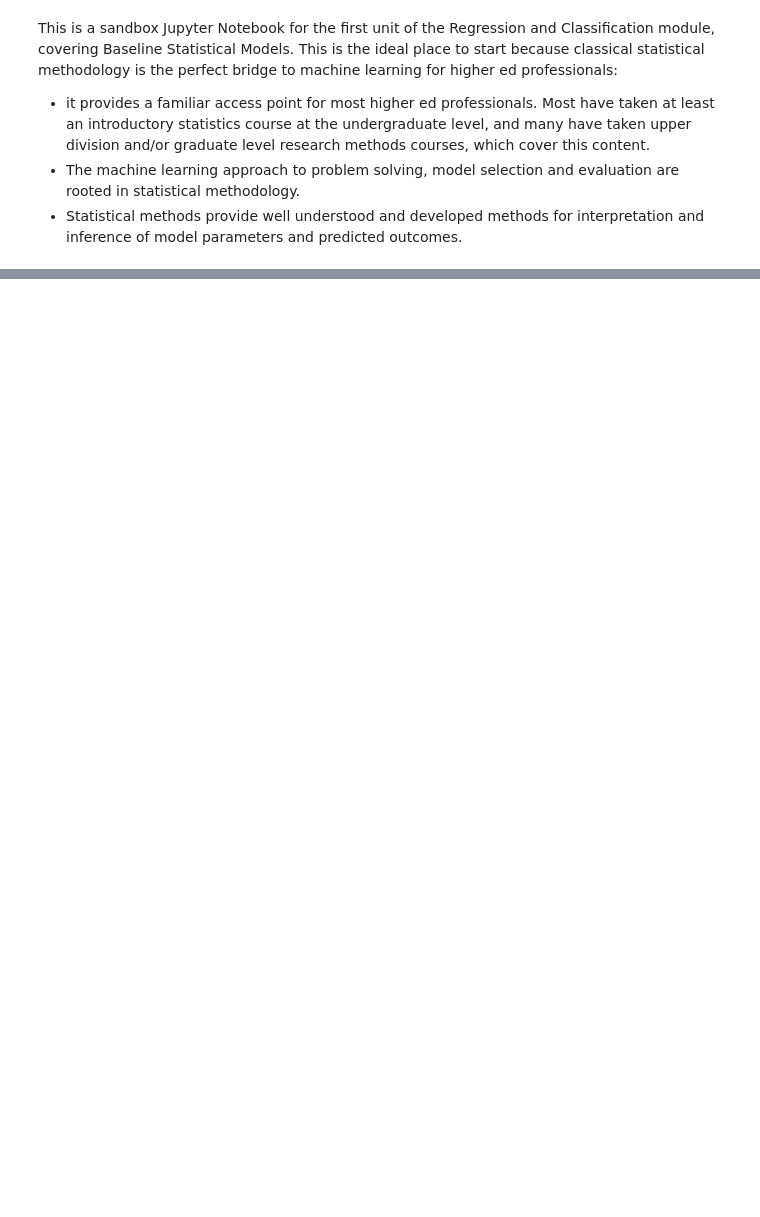
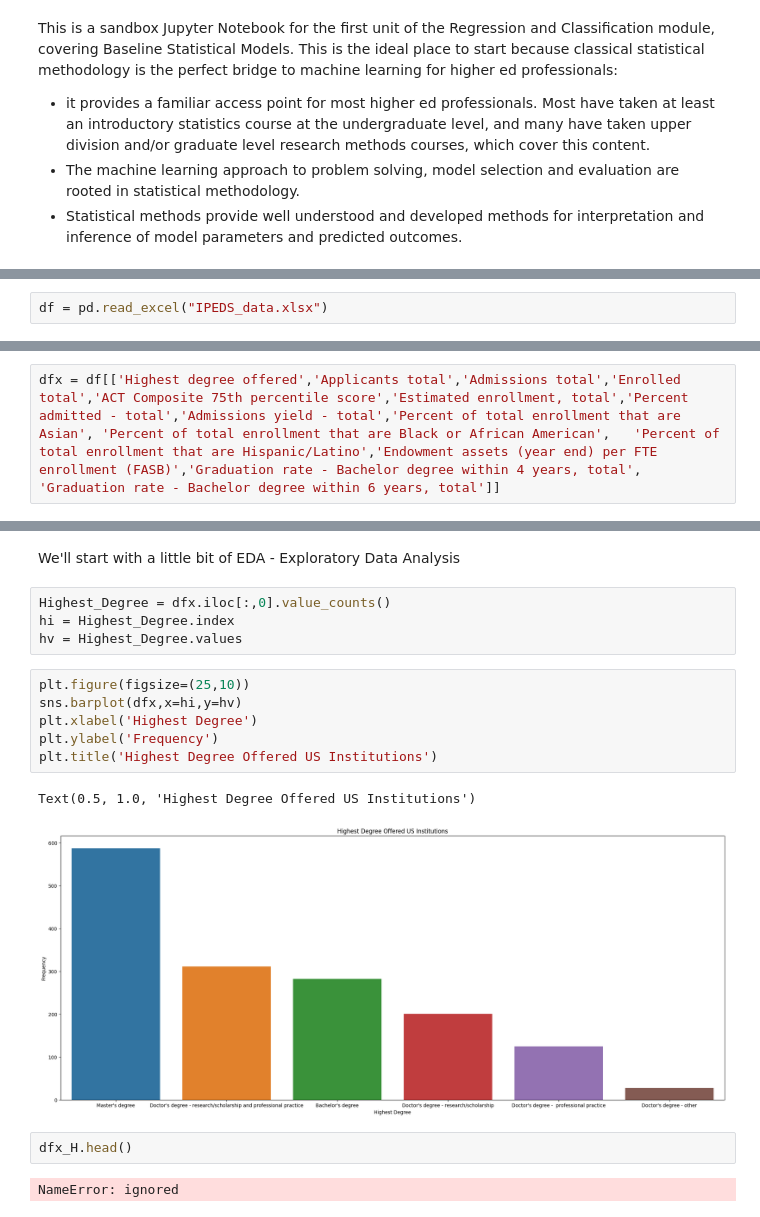
Before and after one commit to ksuaray/IRML---Regression-and-Classification, a Jupyter notebook: Regression_Baseline_Statistical_Model.ipynb, the cells around one changed output, grey strips where cells are left out. Cells and saved outputs as stored; diff of their text form; blank space fills up the shorter version.

```diff
--- a/Regression_Baseline_Statistical_Model.ipynb
+++ b/Regression_Baseline_Statistical_Model.ipynb
@@ -12,0 +24,2 @@ import scipy as sp
+# %%
+df = pd.read_excel("IPEDS_data.xlsx")
@@ -12,0 +60,2 @@ import scipy as sp
+# %%
+dfx = df[['Highest degree offered','Applicants total','Admissions total','Enrolled total','ACT Composite 75th percentile score','Estimated enrollment, total','Percent admitted - total','Admissions yield - total','Percent of total enrollment that are Asian',	'Percent of total enrollment that are Black or African American',	'Percent of total enrollment that are Hispanic/Latino','Endowment assets (year end) per FTE enrollment (FASB)','Graduation rate - Bachelor degree within 4 years, total',	'Graduation rate - Bachelor degree within 6 years, total']]
@@ -12,0 +71,19 @@ import scipy as sp
+# %% [markdown]
+We'll start with a little bit of EDA - Exploratory Data Analysis
+# %%
+Highest_Degree = dfx.iloc[:,0].value_counts()
+hi = Highest_Degree.index
+hv = Highest_Degree.values
+# %%
+plt.figure(figsize=(25,10))
+sns.barplot(dfx,x=hi,y=hv)
+plt.xlabel('Highest Degree')
+plt.ylabel('Frequency')
+plt.title('Highest Degree Offered US Institutions')
+# %% [output]
+Text(0.5, 1.0, 'Highest Degree Offered US Institutions')
+[figure, added]
+# %%
+dfx_H.head()
+# %% [output]
+NameError: ignored
```
Also changed, not shown: parts of 44 cells of this notebook.
